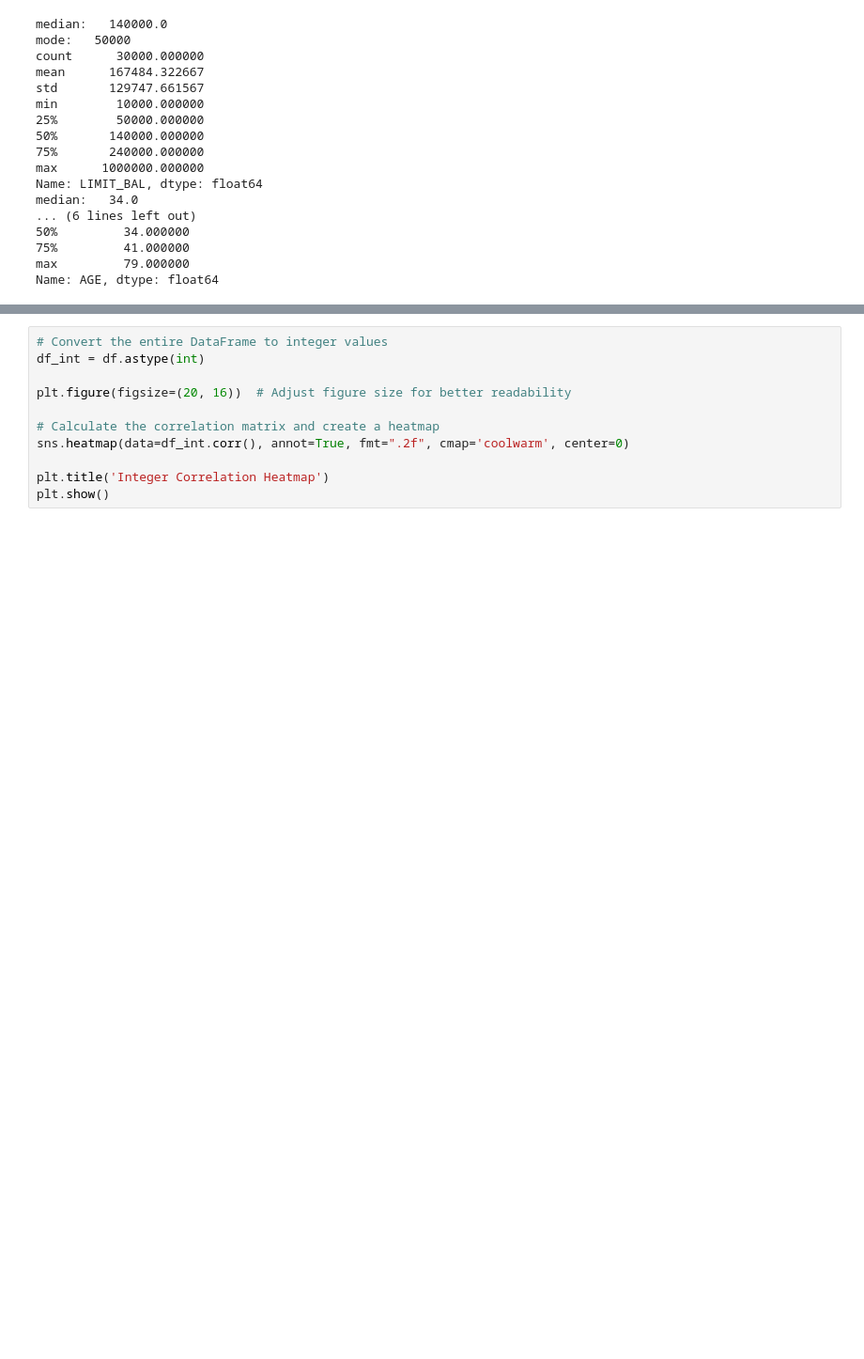
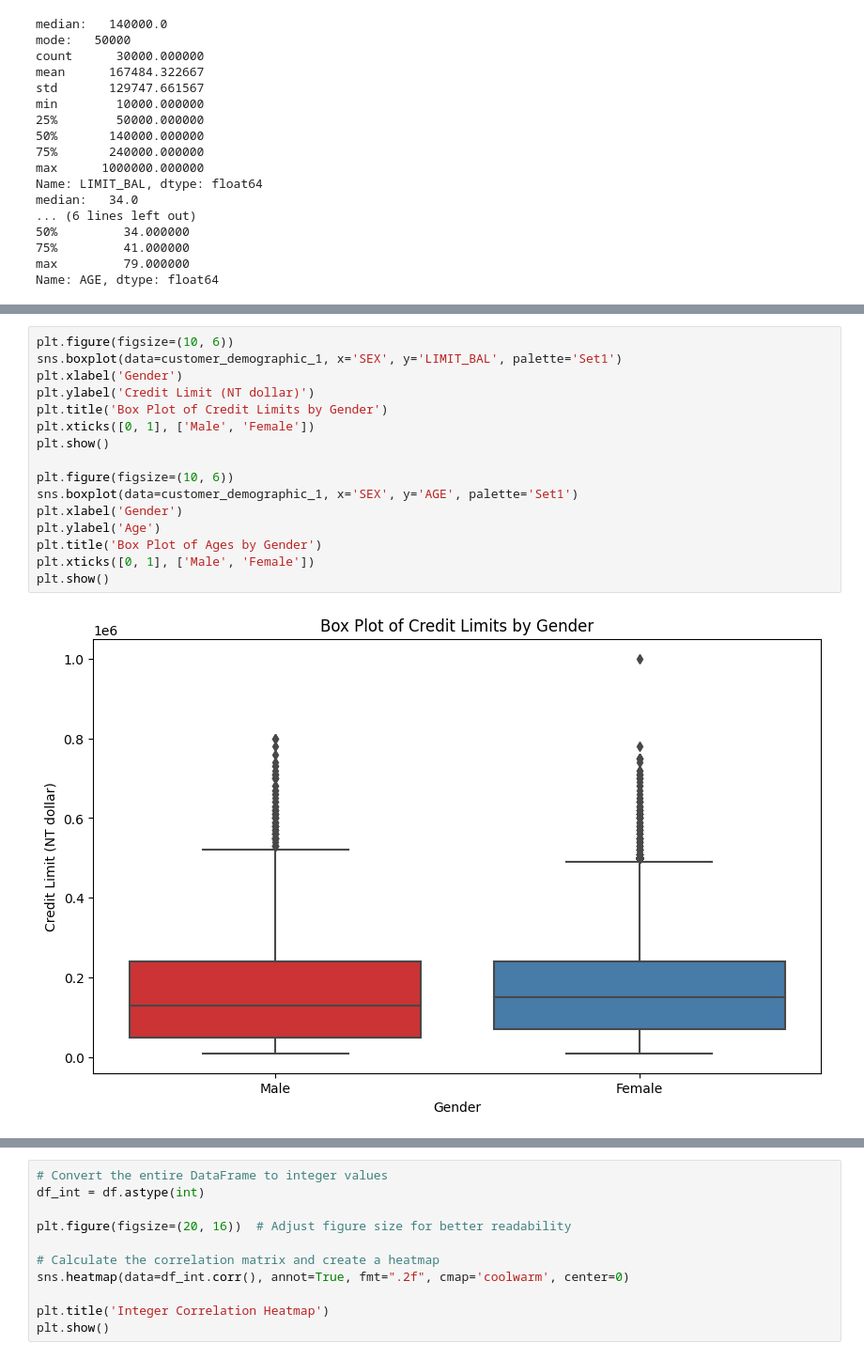
Before and after one commit to enzopimentel/credit_default_analysis, a Jupyter notebook: credit_default_taiwan.ipynb, the cells around one changed output, grey strips where cells are left out. Shown at 94% size. Cells and saved outputs as stored; diff of their text form; blank space fills up the shorter version.

```diff
--- a/credit_default_taiwan.ipynb
+++ b/credit_default_taiwan.ipynb
@@ -318,0 +377,18 @@ plt.show()
+# %%
+plt.figure(figsize=(10, 6))
+sns.boxplot(data=customer_demographic_1, x='SEX', y='LIMIT_BAL', palette='Set1')
+plt.xlabel('Gender')
+plt.ylabel('Credit Limit (NT dollar)')
+plt.title('Box Plot of Credit Limits by Gender')
+plt.xticks([0, 1], ['Male', 'Female'])
+plt.show()
+
+plt.figure(figsize=(10, 6))
+sns.boxplot(data=customer_demographic_1, x='SEX', y='AGE', palette='Set1')
+plt.xlabel('Gender')
+plt.ylabel('Age')
+plt.title('Box Plot of Ages by Gender')
+plt.xticks([0, 1], ['Male', 'Female'])
+plt.show()
+# %% [output]
+[figure, added]
```
Also changed, not shown: parts of 55 cells of this notebook.
